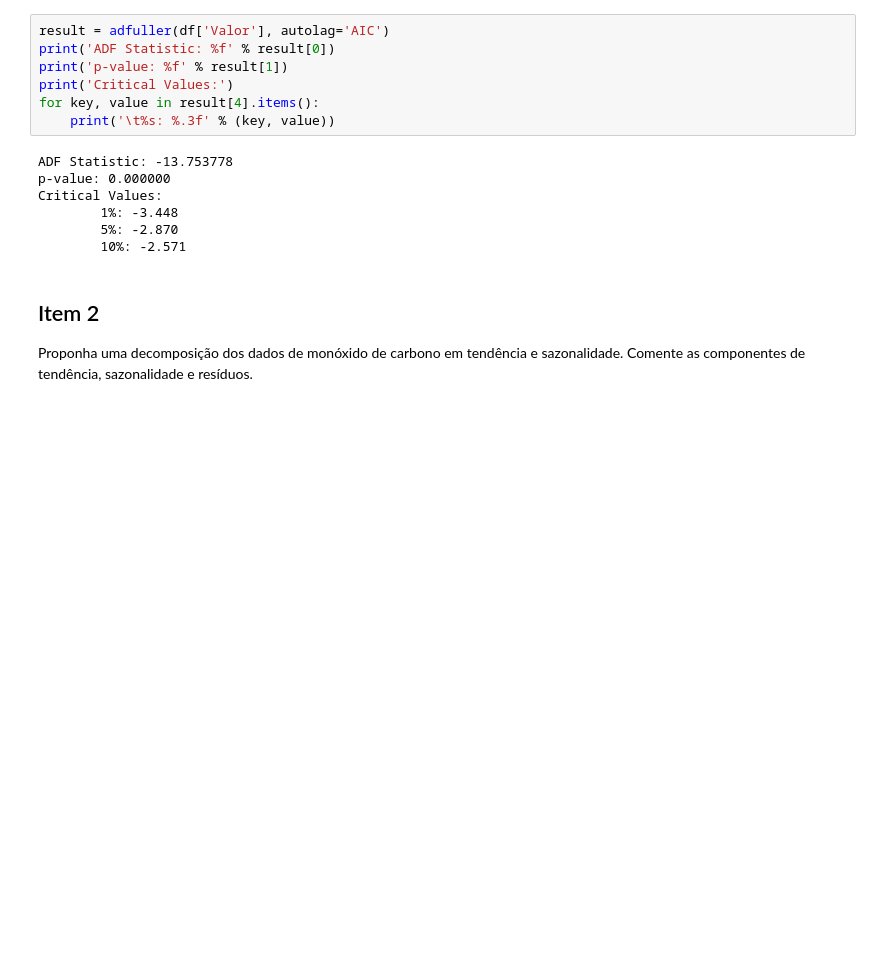
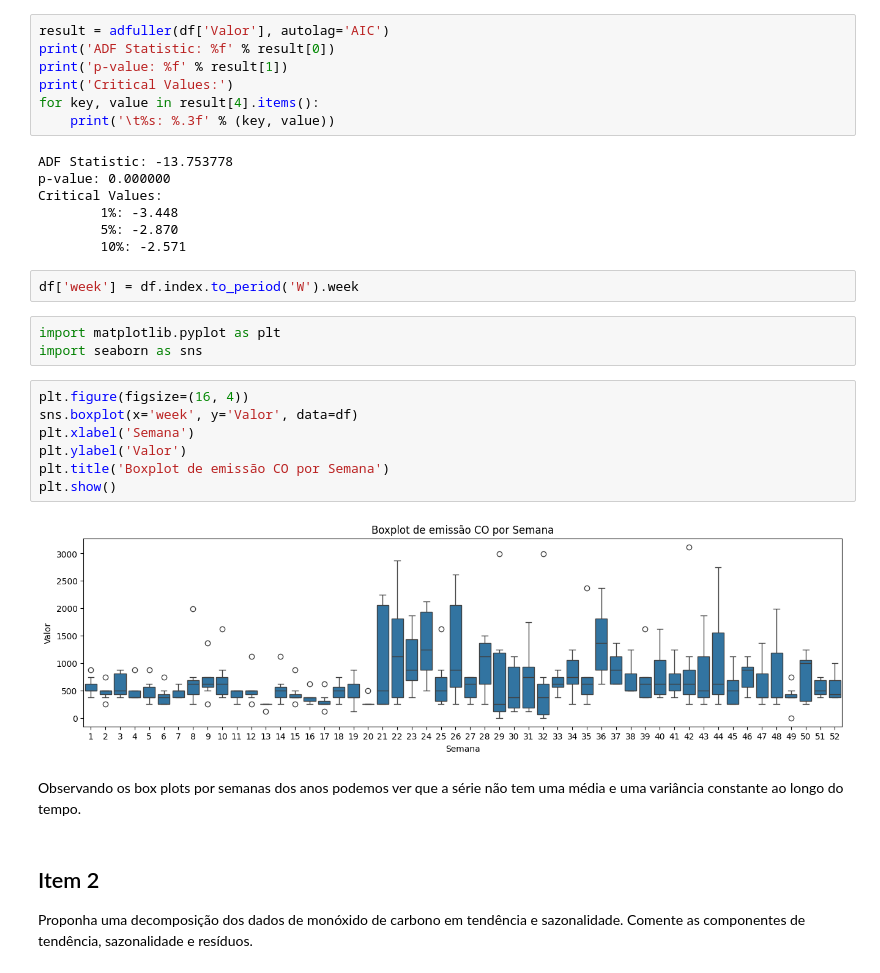
Before and after one commit to Felisouza/MBA_data_science, a Jupyter notebook: 3. Aprendizado dinâmico/Avaliação Final/Prova_Final_AD_2024.ipynb, the cells around one changed output. Cells and saved outputs as stored; diff of their text form; blank space fills up the shorter version.

```diff
--- a/3. Aprendizado dinâmico/Avaliação Final/Prova_Final_AD_2024.ipynb
+++ b/3. Aprendizado dinâmico/Avaliação Final/Prova_Final_AD_2024.ipynb
@@ -104,6 +104,22 @@ Critical Values:
         1%: -3.448
         5%: -2.870
         10%: -2.571
+# %%
+df['week'] = df.index.to_period('W').week
+# %%
+import matplotlib.pyplot as plt
+import seaborn as sns
+# %%
+plt.figure(figsize=(16, 4))
+sns.boxplot(x='week', y='Valor', data=df)
+plt.xlabel('Semana')
+plt.ylabel('Valor')
+plt.title('Boxplot de emissão CO por Semana')
+plt.show()
+# %% [output]
+[figure, added]
+# %% [markdown]
+Observando os box plots por semanas dos anos podemos ver que a série não tem uma média e uma variância constante ao longo do tempo.
 # %% [markdown]
 ## Item 2
 
```
Also changed, not shown: parts of 26 cells of this notebook, 3 other files.
